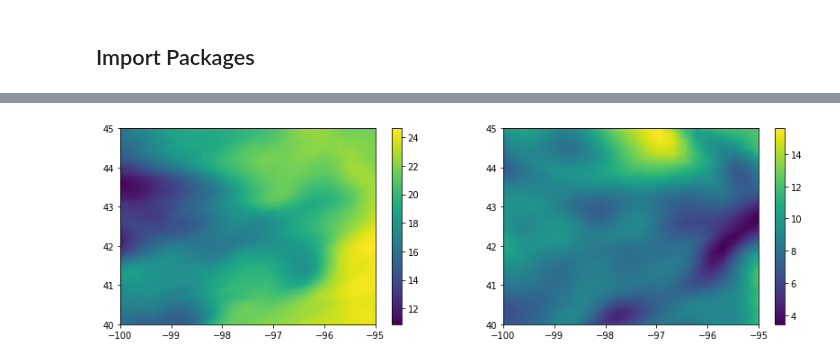
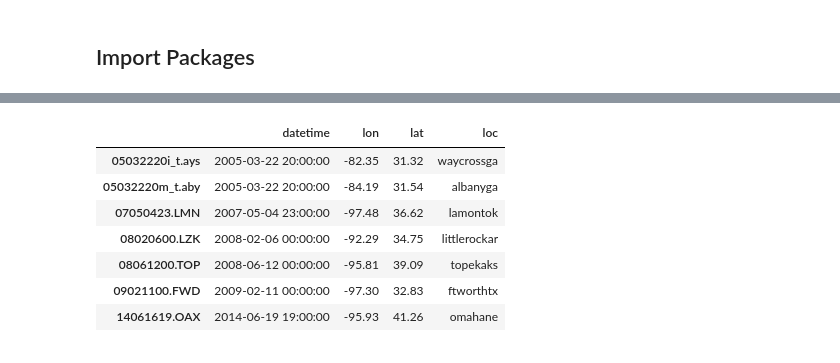
Before and after one commit to q1park/mesocyclones, a Jupyter notebook: sounding_validation.ipynb, the cells around one changed output, grey strips where cells are left out. Cells and saved outputs as stored; diff of their text form; code cells hidden in the pictures.

```diff
--- a/sounding_validation.ipynb
+++ b/sounding_validation.ipynb
@@ -164,6 +2,0 @@ sounding_comparison(simdict, spcdict)
-# %%
-fig, axes = plt.subplots(nrows=1, ncols=2, sharex=False, sharey=False, figsize=(2*7, 1*4))
-snd7a.plot2fig(1000, 'DWPT', fig, axes[0]);
-snd7a.plot2fig(1000, 'WSPD', fig, axes[1]);
-# %% [output]
-[figure, removed]
@@ -178,0 +28,15 @@ prof = profile.create_profile(profile='default',
+# %%
+soundings = pd.read_csv(datadir + 'list_soundings.csv', dtype = str, index_col = 0)
+soundings['datetime'] = soundings['datetime'].apply(lambda x: str2dt(x))
+soundings['lon'] = soundings['lon'].apply(lambda x: float(x))
+soundings['lat'] = soundings['lat'].apply(lambda x: float(x))
+soundings
+# %% [output]
+|  | datetime | lon | lat | loc |
+| 05032220i_t.ays | 2005-03-22 20:00:00 | -82.35 | 31.32 | waycrossga |
+| 05032220m_t.aby | 2005-03-22 20:00:00 | -84.19 | 31.54 | albanyga |
+| 07050423.LMN | 2007-05-04 23:00:00 | -97.48 | 36.62 | lamontok |
+| 08020600.LZK | 2008-02-06 00:00:00 | -92.29 | 34.75 | littlerockar |
+| 08061200.TOP | 2008-06-12 00:00:00 | -95.81 | 39.09 | topekaks |
+| 09021100.FWD | 2009-02-11 00:00:00 | -97.30 | 32.83 | ftworthtx |
+| 14061619.OAX | 2014-06-19 19:00:00 | -95.93 | 41.26 | omahane |
```
Also changed, not shown: parts of 34 cells of this notebook, 9 other files.
